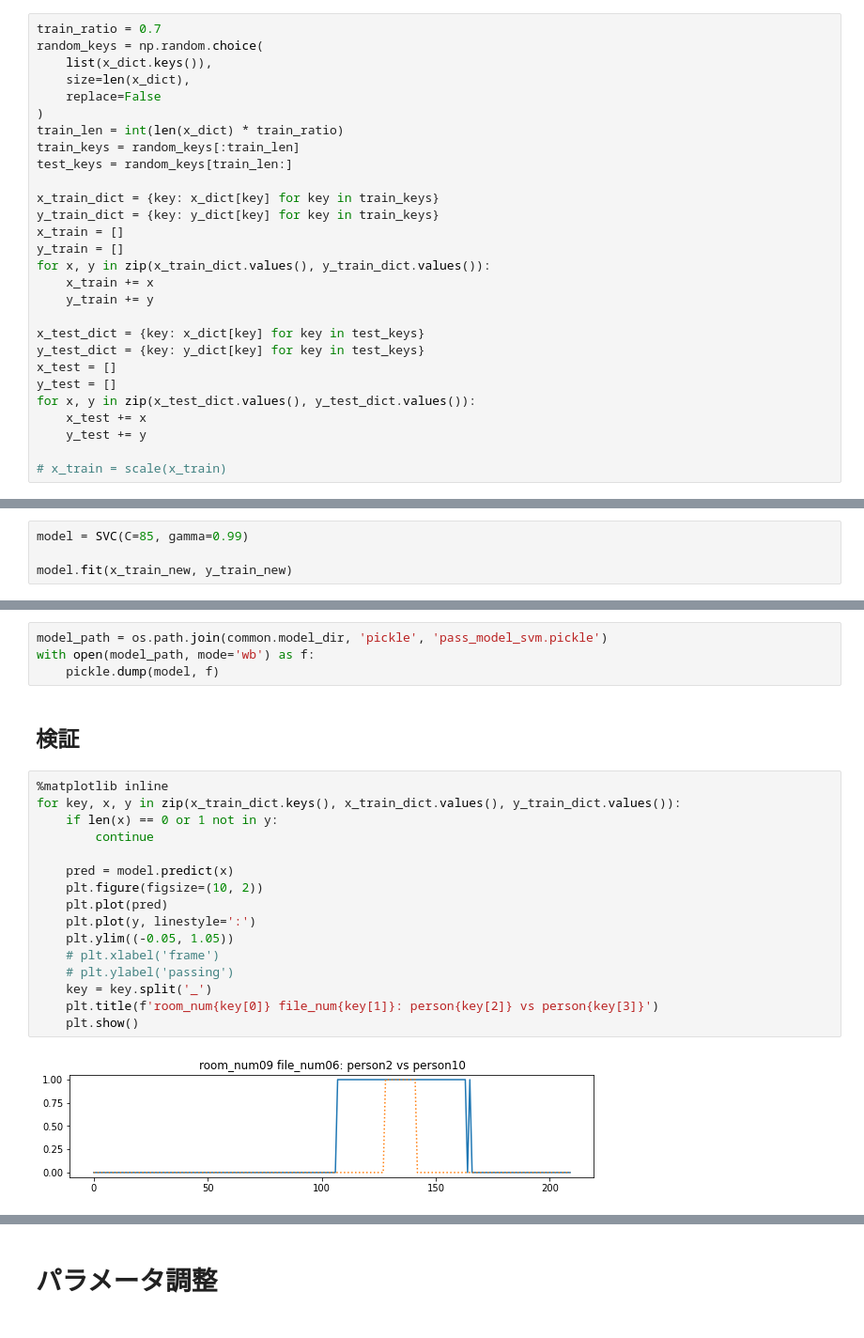
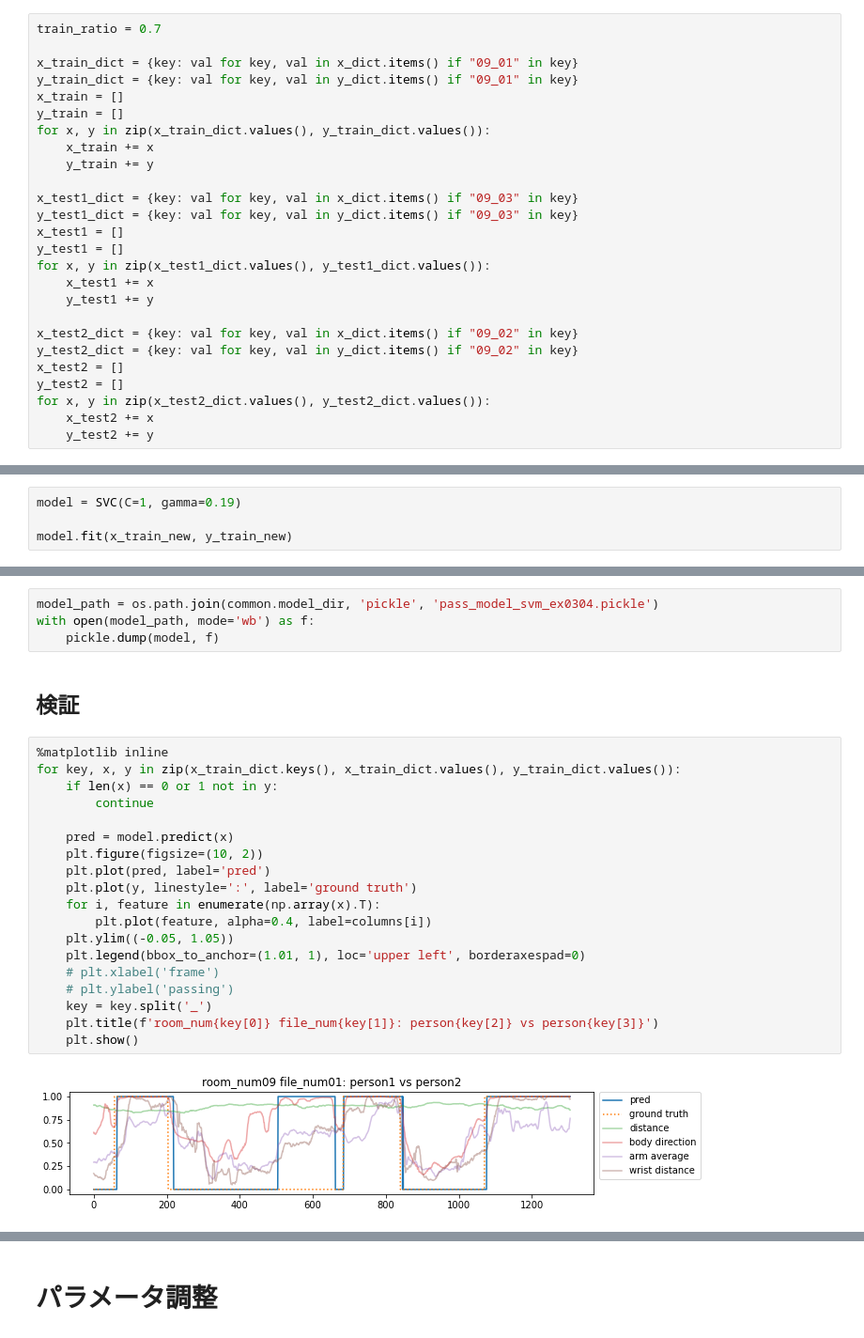
Before and after one commit to kojikojiprg/ova4gar, a Jupyter notebook: notebooks/group_activity/passing/svm-ex0304.ipynb, the cells around one changed output, grey strips where cells are left out. Shown at 94% size. Cells and saved outputs as stored; diff of their text form.

```diff
--- a/notebooks/group_activity/passing/svm-ex0304.ipynb
+++ b/notebooks/group_activity/passing/svm-ex0304.ipynb
@@ -253,32 +253,30 @@ print('f1_score: {:.3f}'.format(f1_score(y_lst, pred_sim)))
 ## データセット作成
 # %%
 train_ratio = 0.7
-random_keys = np.random.choice(
-    list(x_dict.keys()),
-    size=len(x_dict),
-    replace=False
-)
-train_len = int(len(x_dict) * train_ratio)
-train_keys = random_keys[:train_len]
-test_keys = random_keys[train_len:]
 
-x_train_dict = {key: x_dict[key] for key in train_keys}
-y_train_dict = {key: y_dict[key] for key in train_keys}
+x_train_dict = {key: val for key, val in x_dict.items() if "09_01" in key}
+y_train_dict = {key: val for key, val in y_dict.items() if "09_01" in key}
 x_train = []
 y_train = []
 for x, y in zip(x_train_dict.values(), y_train_dict.values()):
     x_train += x
     y_train += y
 
-x_test_dict = {key: x_dict[key] for key in test_keys}
-y_test_dict = {key: y_dict[key] for key in test_keys}
-x_test = []
-y_test = []
-for x, y in zip(x_test_dict.values(), y_test_dict.values()):
-    x_test += x
-    y_test += y
+x_test1_dict = {key: val for key, val in x_dict.items() if "09_03" in key}
+y_test1_dict = {key: val for key, val in y_dict.items() if "09_03" in key}
+x_test1 = []
+y_test1 = []
+for x, y in zip(x_test1_dict.values(), y_test1_dict.values()):
+    x_test1 += x
+    y_test1 += y
 
-# x_train = scale(x_train)
+x_test2_dict = {key: val for key, val in x_dict.items() if "09_02" in key}
+y_test2_dict = {key: val for key, val in y_dict.items() if "09_02" in key}
+x_test2 = []
+y_test2 = []
+for x, y in zip(x_test2_dict.values(), y_test2_dict.values()):
+    x_test2 += x
+    y_test2 += y
 # %%
 len_pass = len([i for i in y_lst if i == 1])
 len_not_pass = len([i for i in y_lst if i == 0])
@@ -342,5 +351,5 @@ not passing: 1506
 # %%
-model = SVC(C=85, gamma=0.99)
+model = SVC(C=1, gamma=0.19)
 
 model.fit(x_train_new, y_train_new)
 # %% [output]
@@ -348,7 +357,7 @@ SVC(C=85, gamma=0.99)
 # %% [markdown]
 ## モデルを保存
 # %%
-model_path = os.path.join(common.model_dir, 'pickle', 'pass_model_svm.pickle')
+model_path = os.path.join(common.model_dir, 'pickle', 'pass_model_svm_ex0304.pickle')
 with open(model_path, mode='wb') as f:
     pickle.dump(model, f)
 # %% [markdown]
@@ -356,18 +365,21 @@ with open(model_path, mode='wb') as f:
 # %%
 %matplotlib inline
 for key, x, y in zip(x_train_dict.keys(), x_train_dict.values(), y_train_dict.values()):
     if len(x) == 0 or 1 not in y:
         continue
 
     pred = model.predict(x)
     plt.figure(figsize=(10, 2))
-    plt.plot(pred)
-    plt.plot(y, linestyle=':')
+    plt.plot(pred, label='pred')
+    plt.plot(y, linestyle=':', label='ground truth')
+    for i, feature in enumerate(np.array(x).T):
+        plt.plot(feature, alpha=0.4, label=columns[i])
     plt.ylim((-0.05, 1.05))
+    plt.legend(bbox_to_anchor=(1.01, 1), loc='upper left', borderaxespad=0)
     # plt.xlabel('frame')
     # plt.ylabel('passing')
     key = key.split('_')
     plt.title(f'room_num{key[0]} file_num{key[1]}: person{key[2]} vs person{key[3]}')
     plt.show()
 # %% [output]
-[figure, old version]
+[figure, new version]
```
Also changed, not shown: parts of 15 cells of this notebook.
